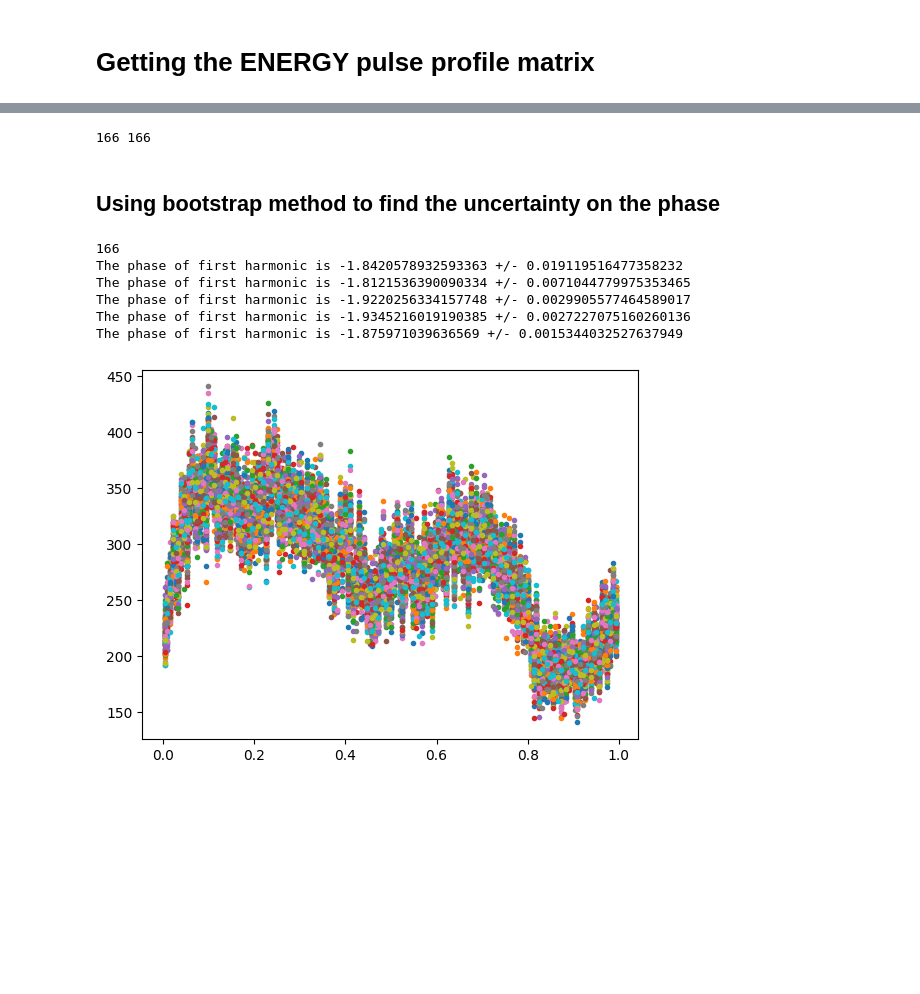
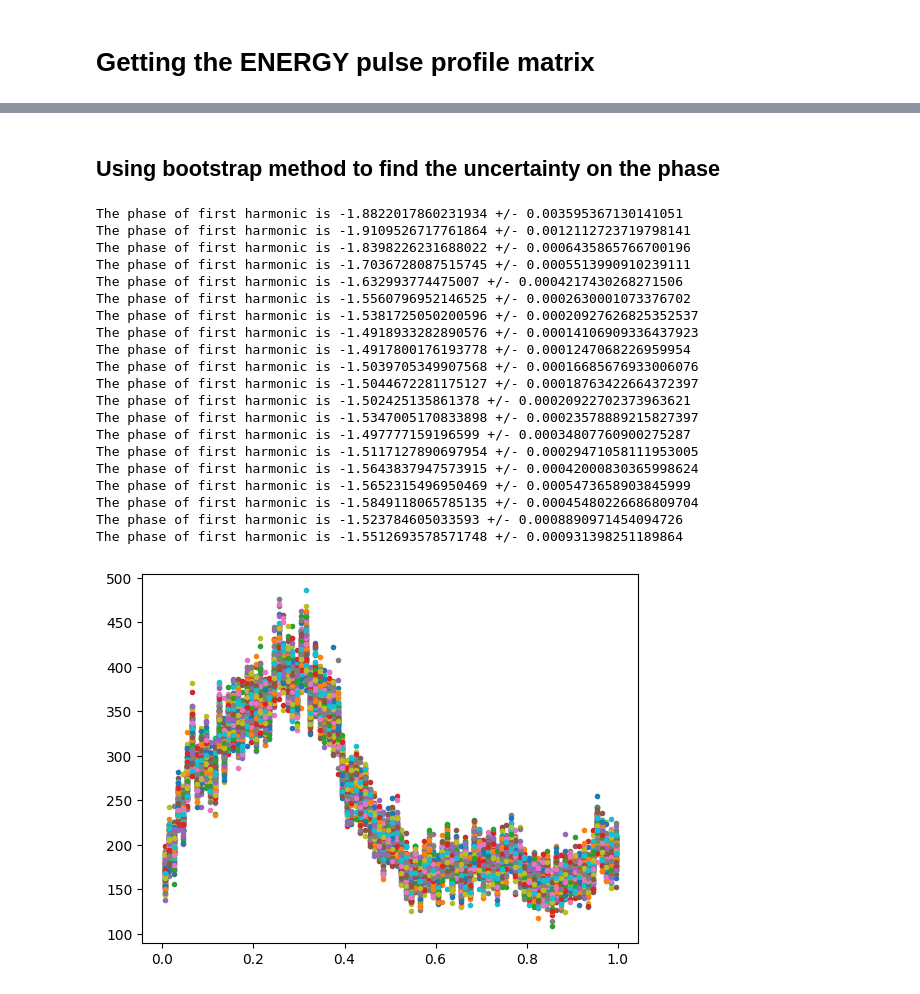
Before and after one commit to SamMerc/APLI, a Jupyter notebook: notebooks/Day3.ipynb, the cells around one changed output, grey strips where cells are left out. Saved outputs shown, nothing was run; the diff lists cells and outputs as text; code cells hidden in the pictures; blank space fills up the shorter version.

```diff
--- a/notebooks/Day3.ipynb
+++ b/notebooks/Day3.ipynb
@@ -112,5 +118,7 @@ reg, bins = IF.Harmonic_funk(3, 0.01, Time_phase_data['TIME'][0], Time_segments,
 # %% [markdown]
 ## Getting the pulse profile matrix
 # %%
-orders, model_phases, counts, phases = IF.pulse_profile_matrix(Time_segments, Time_phase_data['TIME'][0], reg)
+reload(IF)
+guess_freq = correct_L[0][np.argmax(correct_L[1])]
+orders, model_phases, counts, phasefolded_time = IF.pulse_profile_matrix(Time_segments, Time_phase_data['TIME'][0], [guess_freq])
 # %% [output]
@@ -146,18 +156,20 @@ orders, model_phases, counts, phases = IF.pulse_profile_matrix(Time_segments, Ti
                                                 #-> if nbin positive use linear
 def segment_energywise(time_data, energy_data, nmin, nmax, nbin):
     if nbin<0:
-        size_bin = mt.floor(np.log(nmax-nmin)/nbin)
+        bins = 10**(np.linspace(np.log10(nmin), np.log10(nmax), np.abs(nbin)+1))
+        print(bins)
     else:
-        size_bin = mt.floor((nmax-nmin)/nbin)
+        bins = np.linspace(nmin, nmax, nbin+1)
+
     energy_time_segments = []
     energy_time_segment = []
     energy_segments = []
     energy_segment = []
     if nbin<0:
-        for i in range(nbin):
+        for i in range(np.abs(nbin)):
             for j in range(len(energy_data)):
-                if np.exp(size_bin)*i*40 < Time_phase_file[1].data['PI'][j] < np.exp(size_bin)*(i+1)*40:
-                    energy_segment.append(Time_phase_file[1].data['PI'][j]*40)
+                if bins[i] < Time_phase_data['PI'][j] < bins[i+1]:
+                    energy_segment.append(Time_phase_data['PI'][j]*4e-2)
                     energy_time_segment.append(correct_orbit_time[j])
             energy_segments.append(energy_segment)
             energy_time_segments.append(energy_time_segment)
@@ -166,8 +178,8 @@ def segment_energywise(time_data, energy_data, nmin, nmax, nbin):
     else:
         for i in range(nbin):
             for j in range(len(energy_data)):
-                if size_bin*i < Time_phase_file[1].data['PI'][j] < size_bin*(i+1):
-                    energy_segment.append(Time_phase_file[1].data['PI'][j]*40)
+                if bins[i] < Time_phase_data['PI'][j] < bins[i+1]:
+                    energy_segment.append(Time_phase_data['PI'][j]*4e-2)
                     energy_time_segment.append(correct_orbit_time[j])
             energy_segments.append(energy_segment)
             energy_time_segments.append(energy_time_segment)
@@ -175,7 +187,9 @@ def segment_energywise(time_data, energy_data, nmin, nmax, nbin):
             energy_segment=[]
     return energy_time_segments, energy_segments
 
-energy_time_segments, energy_segments = segment_energywise(correct_orbit_time, Time_phase_data['PI'], 3, 70, 5)
+energy_time_segments, energy_segments = segment_energywise(correct_orbit_time, Time_phase_data['PI'], 3, 1800, 50)
 # %%
-plt.plot(energy_time_segments[2], energy_segments[2], '.')
+for i in range(50):
+    plt.plot(energy_time_segments[i], energy_segments[i], '.')
+    plt.show()
 # %% [output]
@@ -184,9 +215,10 @@ plt.plot(energy_time_segments[2], energy_segments[2], '.')
 # %%
+reload(IF)
 #Getting the periodogram for the two segment
 
 #energy_freq_seg, energy_power_seg = IF.get_power_and_freq(energy_time_segments, energy_segments, 2)
 
 guess_freq = correct_L[0][np.argmax(correct_L[1])]
 
-energy_orders, energy_model_phases, energy_counts, energy_phase=IF.pulse_profile_matrix(energy_time_segments, Time_phase_data['TIME'][0], [guess_freq], True, 5, 0.006)
+energy_orders, energy_model_phases, energy_counts, energy_phasefold_time=IF.pulse_profile_matrix(energy_time_segments, Time_phase_data['TIME'][0], [guess_freq], True, 20, 0.01, 0.3)
 # %% [output]
@@ -203,7 +243,3 @@ energy_orders, energy_model_phases, energy_counts, energy_phase=IF.pulse_profile
-# %%
-print(len(energy_counts[0]), len(energy_phase[1]))
-# %% [output]
-166 166
 # %% [markdown]
 ## Using bootstrap method to find the uncertainty on the phase
 # %%
@@ -233,42 +269,55 @@ def bootstrap(pulse_profile, k):
         fake_profile.append(st.poisson.rvs(mu=counts[i], size=k))
 
     #Re-making the k realizations so that instead of having an n x k matrix
     #We have a k x n matrix -> will make it easier to plot the k realizations of the
     #pulse profile.
     for j in range(k):
         for i in range(len(fake_profile)):
             row.append(fake_profile[i][j])
         fake_profiles.append(row)
         row=[]
 
     #Calculating the phase of first harmonic for the k realizations
     #and populating the phases_k list.
     for l in range(len(fake_profiles)):
         fft = np.fft.rfft(fake_profiles[l])
         phase_l = np.arctan2(fft.imag, fft.real)
         phases_k.append(phase_l[1])
 
     #Getting the standard deviation of our phase measurement using the
     #bootstrapping method)
     std = (1/k)*np.sum((np.array(phases_k)-np.mean(phases_k))**2)
 
 
     return fake_profiles, std, true_phase
 
-test = bootstrap((energy_phase[4], energy_counts[4]), 100)
+test = bootstrap((energy_phasefold_time[15], energy_counts[15]), 100)
 #print('The true phase is ', test[2], ' The guessed phase is ', test[0], 'and the uncertainty on true phase is ',test[1])
-print(len(energy_counts[3]))
 for i in range(len(test[0])):
-    plt.plot(energy_phase[4], test[0][i], '.')
+    plt.plot(energy_phasefold_time[15], test[0][i], '.')
 
-for i in range(len(energy_phase)):
-    temp2 = bootstrap((energy_phase[i], energy_counts[i]), 100)
+for i in range(len(energy_phasefold_time)):
+    temp2 = bootstrap((energy_phasefold_time[i], energy_counts[i]), 100)
     print('The phase of first harmonic is', temp2[2], '+/-', temp2[1])
 # %% [output]
-166
-The phase of first harmonic is -1.8420578932593363 +/- 0.019119516477358232
-The phase of first harmonic is -1.8121536390090334 +/- 0.0071044779975353465
-The phase of first harmonic is -1.9220256334157748 +/- 0.0029905577464589017
-The phase of first harmonic is -1.9345216019190385 +/- 0.0027227075160260136
-The phase of first harmonic is -1.875971039636569 +/- 0.0015344032527637949
+The phase of first harmonic is -1.8822017860231934 +/- 0.003595367130141051
+The phase of first harmonic is -1.9109526717761864 +/- 0.0012112723719798141
+The phase of first harmonic is -1.8398226231688022 +/- 0.0006435865766700196
+The phase of first harmonic is -1.7036728087515745 +/- 0.0005513990910239111
+The phase of first harmonic is -1.632993774475007 +/- 0.0004217430268271506
+The phase of first harmonic is -1.5560796952146525 +/- 0.0002630001073376702
+The phase of first harmonic is -1.5381725050200596 +/- 0.00020927626825352537
+The phase of first harmonic is -1.4918933282890576 +/- 0.00014106909336437923
+The phase of first harmonic is -1.4917800176193778 +/- 0.0001247068226959954
+The phase of first harmonic is -1.5039705349907568 +/- 0.00016685676933006076
+The phase of first harmonic is -1.5044672281175127 +/- 0.00018763422664372397
+The phase of first harmonic is -1.502425135861378 +/- 0.00020922702373963621
+The phase of first harmonic is -1.5347005170833898 +/- 0.00023578889215827397
+The phase of first harmonic is -1.497777159196599 +/- 0.00034807760900275287
+The phase of first harmonic is -1.5117127890697954 +/- 0.00029471058111953005
+The phase of first harmonic is -1.5643837947573915 +/- 0.00042000830365998624
+The phase of first harmonic is -1.5652315496950469 +/- 0.0005473658903845999
+The phase of first harmonic is -1.5849118065785135 +/- 0.00045480226686809704
+The phase of first harmonic is -1.523784605033593 +/- 0.0008890971454094726
+The phase of first harmonic is -1.5512693578571748 +/- 0.000931398251189864
-[figure, old version]
+[figure, new version]
```
Also changed, not shown: parts of 15 cells of this notebook, 1 other file.
